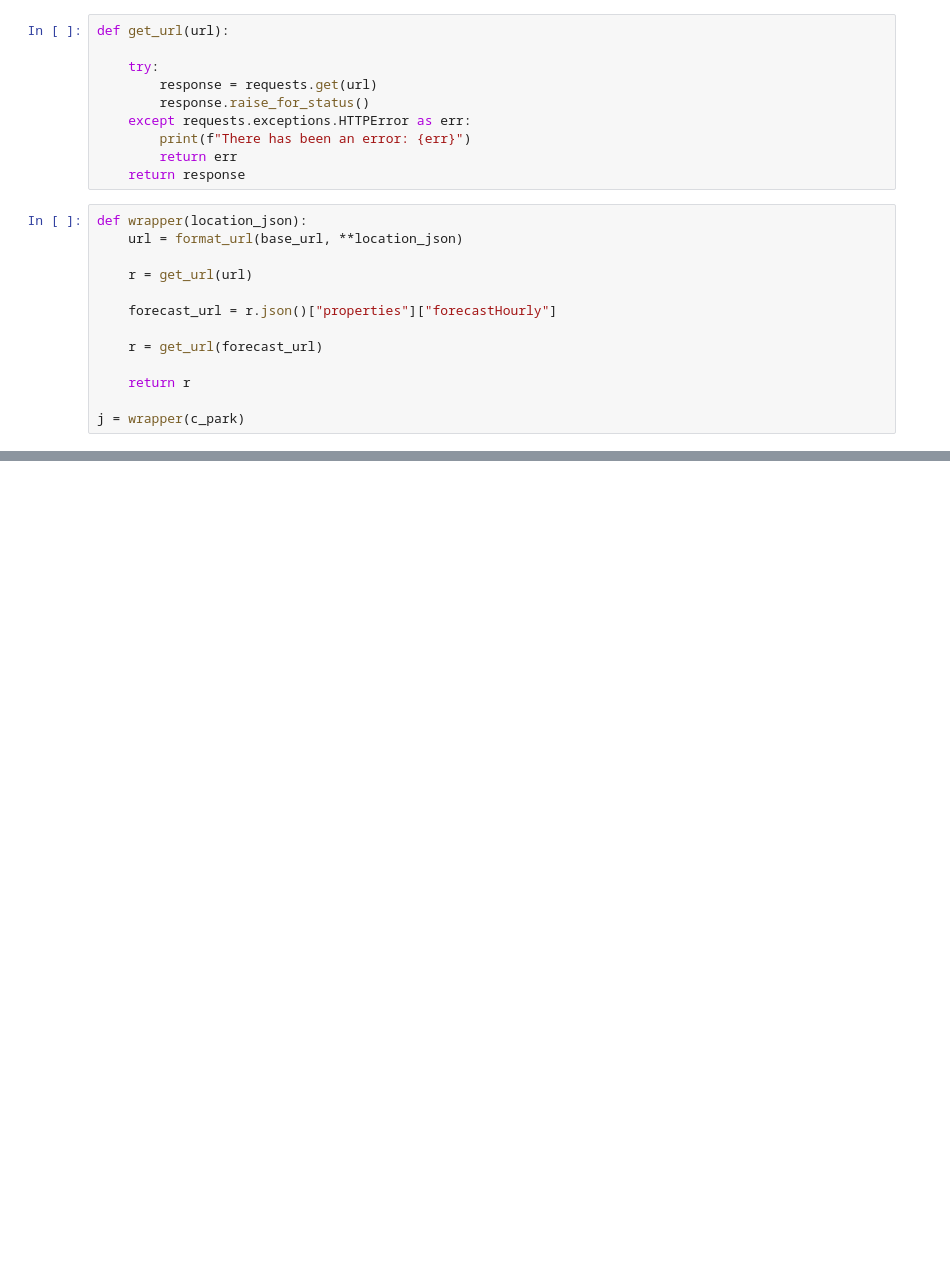
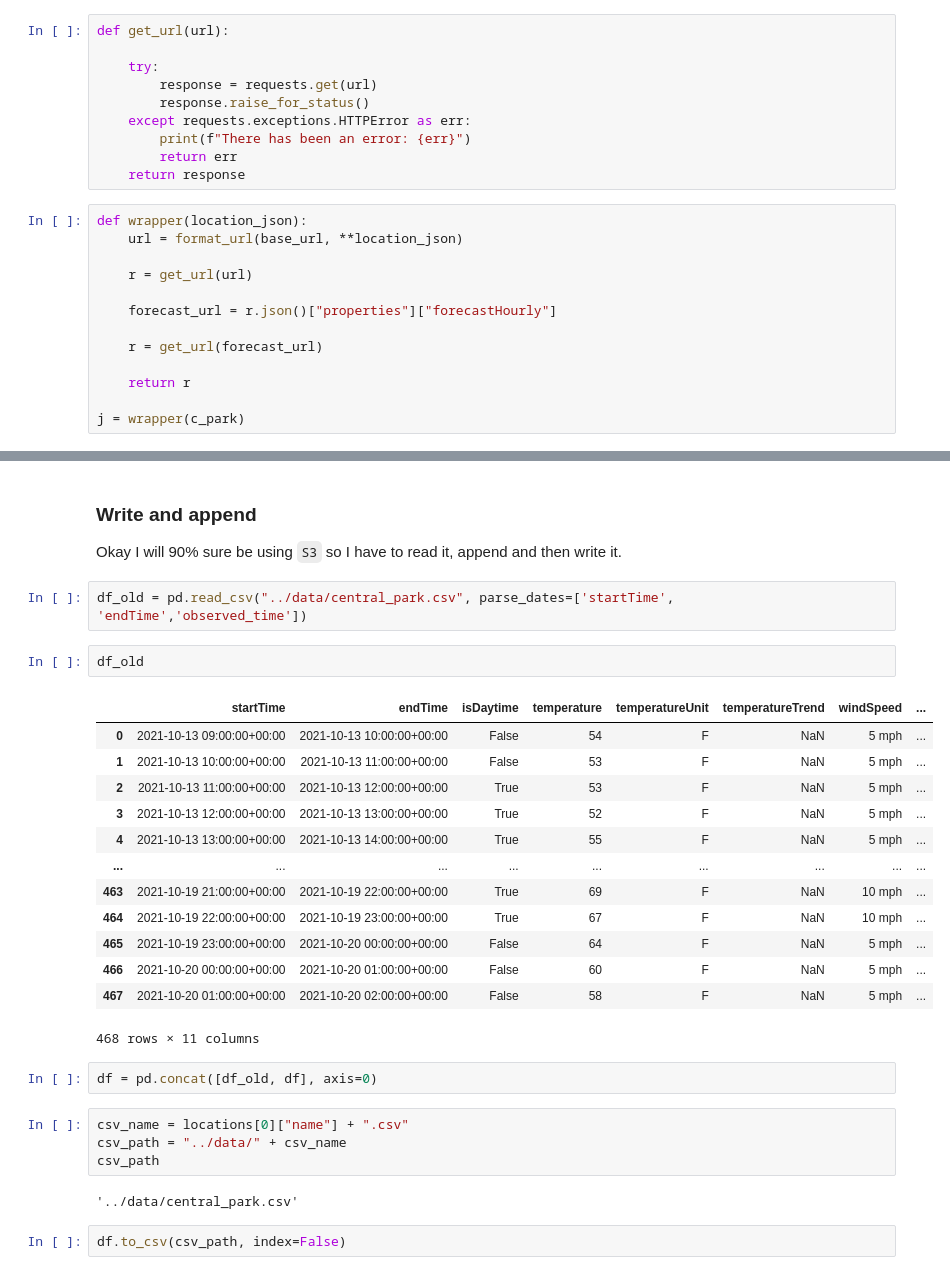
Before and after one commit to chondromalasia/weather, a Jupyter notebook: notebooks/Liberating Data.ipynb, the cells around one changed output, grey strips where cells are left out. Drawn from its saved outputs; the diff is of its cells as text; blank space fills up the shorter version.

```diff
--- a/notebooks/Liberating Data.ipynb
+++ b/notebooks/Liberating Data.ipynb
@@ -120,0 +263,32 @@ j.json()
+# %% [markdown]
+### Write and append
+
+Okay I will 90% sure be using `S3` so I have to read it, append and then write it.
+# %%
+df_old = pd.read_csv("../data/central_park.csv", parse_dates=['startTime', 'endTime','observed_time'])
+# %%
+df_old
+# %% [output]
+|  | startTime | endTime | isDaytime | temperature | temperatureUnit | temperatureTrend | windSpeed | ... |
+| 0 | 2021-10-13 09:00:00+00:00 | 2021-10-13 10:00:00+00:00 | False | 54 | F | NaN | 5 mph | ... |
+| 1 | 2021-10-13 10:00:00+00:00 | 2021-10-13 11:00:00+00:00 | False | 53 | F | NaN | 5 mph | ... |
+| 2 | 2021-10-13 11:00:00+00:00 | 2021-10-13 12:00:00+00:00 | True | 53 | F | NaN | 5 mph | ... |
+| 3 | 2021-10-13 12:00:00+00:00 | 2021-10-13 13:00:00+00:00 | True | 52 | F | NaN | 5 mph | ... |
+| 4 | 2021-10-13 13:00:00+00:00 | 2021-10-13 14:00:00+00:00 | True | 55 | F | NaN | 5 mph | ... |
+| ... | ... | ... | ... | ... | ... | ... | ... | ... |
+| 463 | 2021-10-19 21:00:00+00:00 | 2021-10-19 22:00:00+00:00 | True | 69 | F | NaN | 10 mph | ... |
+| 464 | 2021-10-19 22:00:00+00:00 | 2021-10-19 23:00:00+00:00 | True | 67 | F | NaN | 10 mph | ... |
+| 465 | 2021-10-19 23:00:00+00:00 | 2021-10-20 00:00:00+00:00 | False | 64 | F | NaN | 5 mph | ... |
+| 466 | 2021-10-20 00:00:00+00:00 | 2021-10-20 01:00:00+00:00 | False | 60 | F | NaN | 5 mph | ... |
+| 467 | 2021-10-20 01:00:00+00:00 | 2021-10-20 02:00:00+00:00 | False | 58 | F | NaN | 5 mph | ... |
+468 rows × 11 columns
+# %%
+df = pd.concat([df_old, df], axis=0)
+# %%
+csv_name = locations[0]["name"] + ".csv"
+csv_path = "../data/" + csv_name
+csv_path
+# %% [output]
+'../data/central_park.csv'
+# %%
+df.to_csv(csv_path, index=False)
```
Also changed, not shown: parts of 30 cells of this notebook, 5 other files.
